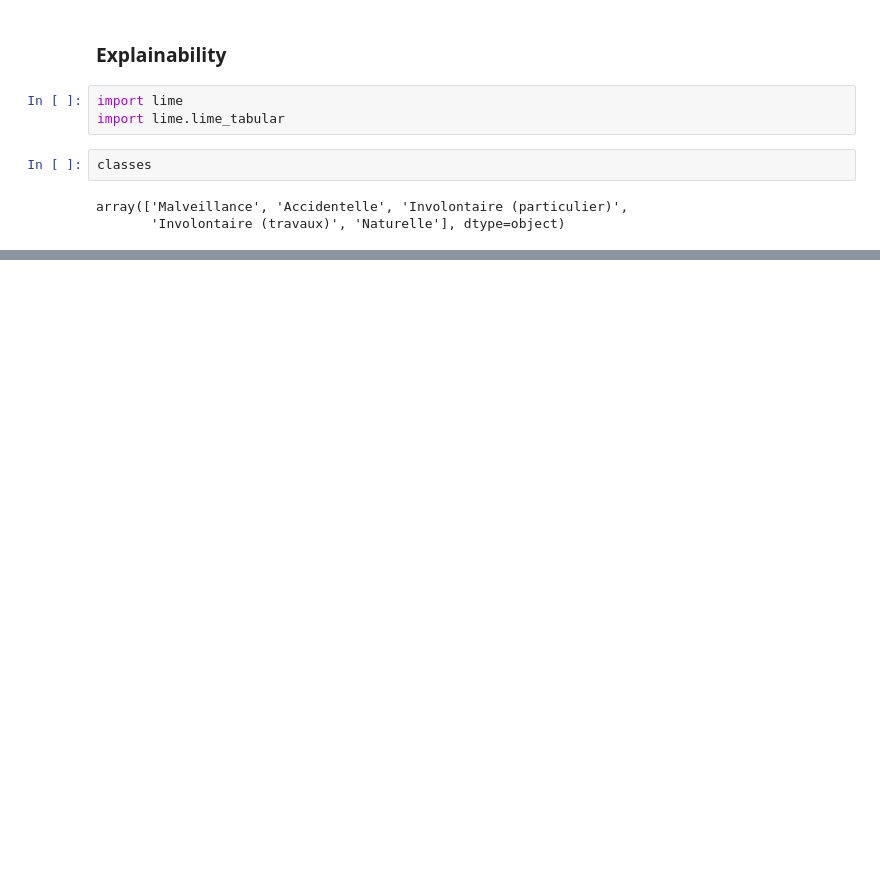
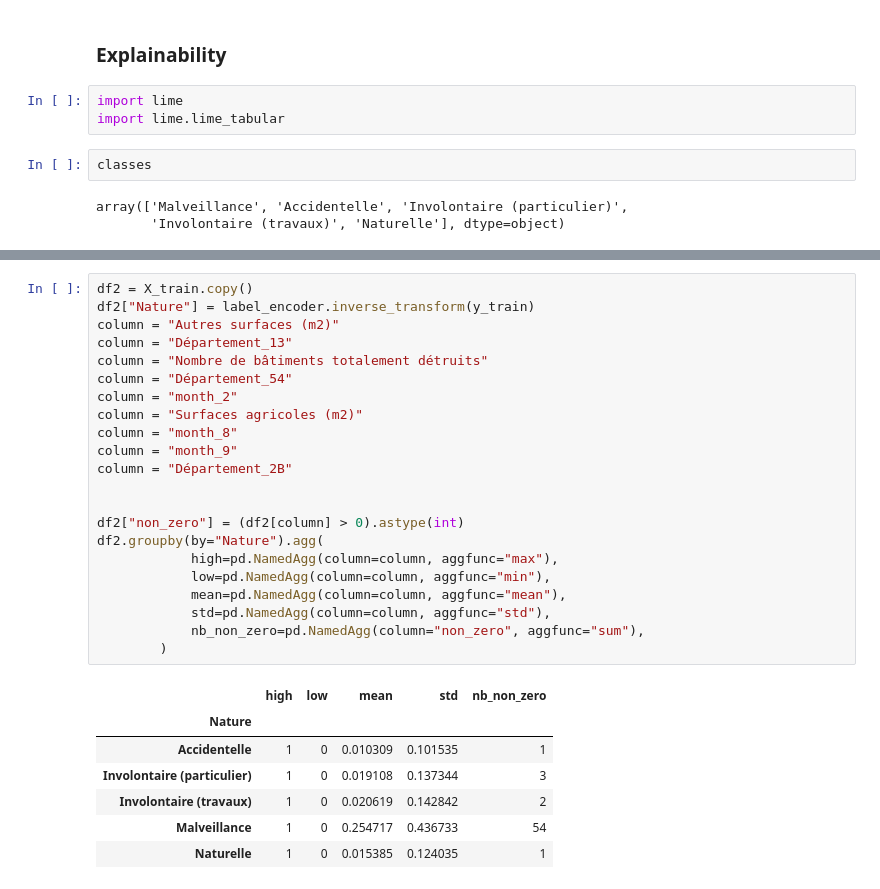
Before and after one commit to lea-margery/FTML-Project, a Jupyter notebook: Exercice6/notebook.ipynb, the cells around one changed output, grey strips where cells are left out. Cells and saved outputs as stored; diff of their text form; blank space fills up the shorter version.

```diff
--- a/Exercice6/notebook.ipynb
+++ b/Exercice6/notebook.ipynb
@@ -350 +573,31 @@ Name: 647, Length: 114, dtype: object
 [interactive output not drawn]
+# %%
+df2 = X_train.copy()
+df2["Nature"] = label_encoder.inverse_transform(y_train)
+column = "Autres surfaces (m2)"
+column = "Département_13"
+column = "Nombre de bâtiments totalement détruits"
+column = "Département_54"
+column = "month_2"
+column = "Surfaces agricoles (m2)"
+column = "month_8"
+column = "month_9"
+column = "Département_2B"
+
+
+df2["non_zero"] = (df2[column] > 0).astype(int)
+df2.groupby(by="Nature").agg(
+            high=pd.NamedAgg(column=column, aggfunc="max"),
+            low=pd.NamedAgg(column=column, aggfunc="min"),
+            mean=pd.NamedAgg(column=column, aggfunc="mean"),
+            std=pd.NamedAgg(column=column, aggfunc="std"),
+            nb_non_zero=pd.NamedAgg(column="non_zero", aggfunc="sum"),
+        )
+# %% [output]
+|  | high | low | mean | std | nb_non_zero |
+| Nature |  |  |  |  |  |
+| Accidentelle | 1 | 0 | 0.010309 | 0.101535 | 1 |
+| Involontaire (particulier) | 1 | 0 | 0.019108 | 0.137344 | 3 |
+| Involontaire (travaux) | 1 | 0 | 0.020619 | 0.142842 | 2 |
+| Malveillance | 1 | 0 | 0.254717 | 0.436733 | 54 |
+| Naturelle | 1 | 0 | 0.015385 | 0.124035 | 1 |
```
Also changed, not shown: parts of 24 cells of this notebook.
